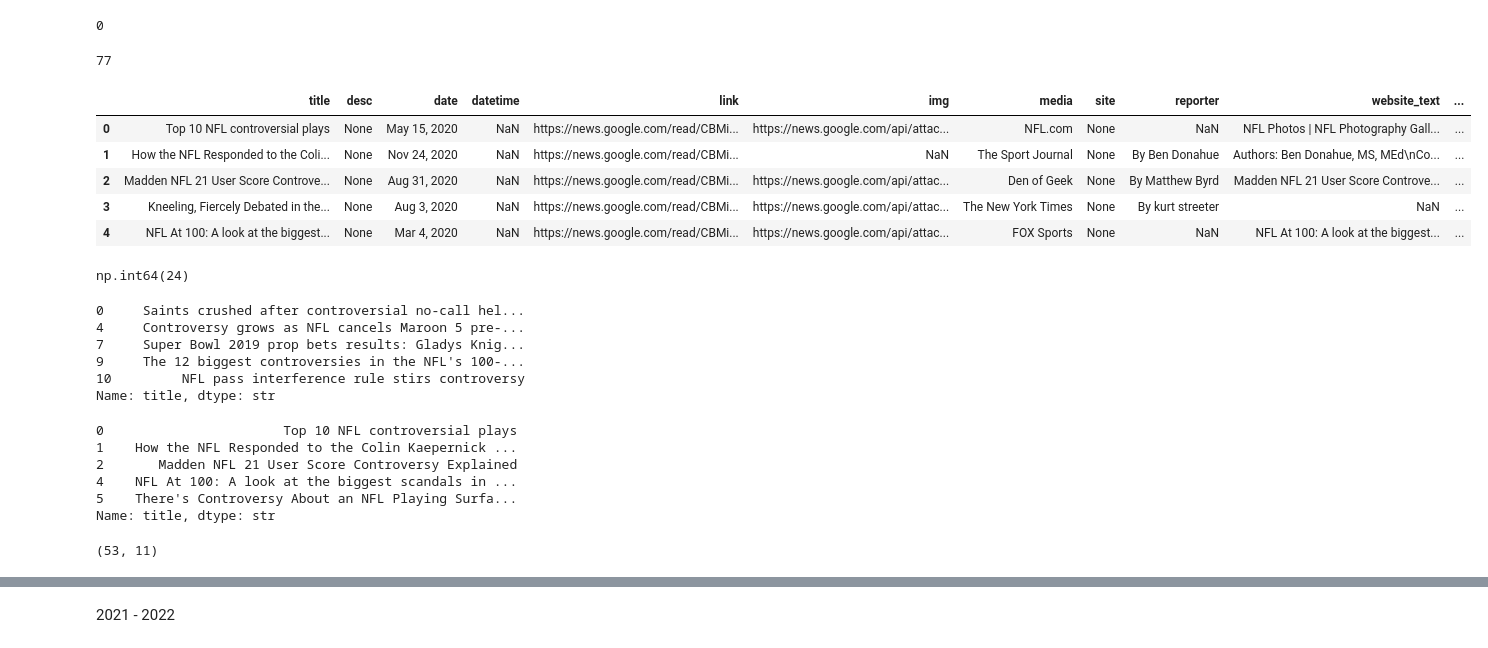
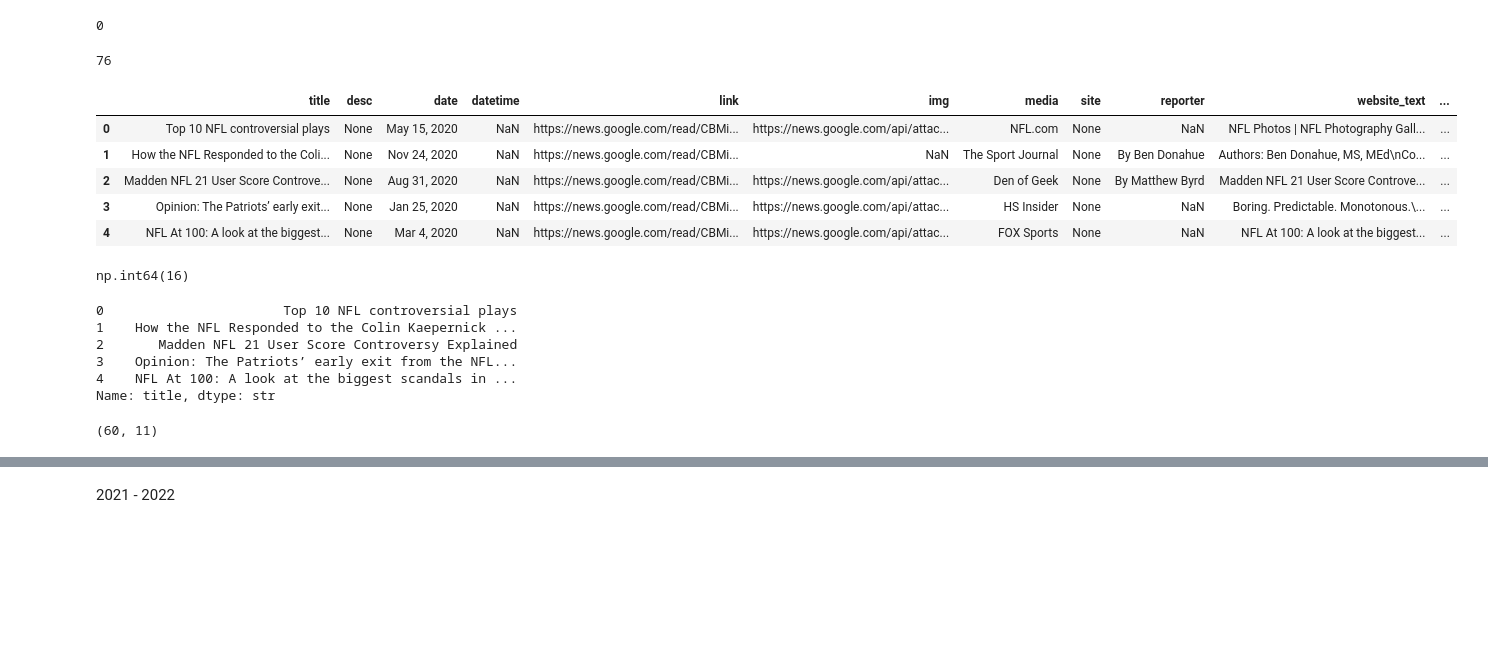
Before and after one commit to CultureAsData-UIUC/is310-spring-2026-group-1, a Jupyter notebook: Finalized_Datasets/Maya_Finalized_Dataset/computational_dataset.ipynb, the cells around one changed output, grey strips where cells are left out. Drawn from its saved outputs; the diff is of its cells as text; code cells hidden in the pictures; blank space fills up the shorter version.

```diff
--- a/Finalized_Datasets/Maya_Finalized_Dataset/computational_dataset.ipynb
+++ b/Finalized_Datasets/Maya_Finalized_Dataset/computational_dataset.ipynb
@@ -108,5 +106,5 @@ googlenews.total_count()
 # %% [output]
 0
 # %%
-results_2020 = googlenews.results()
+results_2019= googlenews.results()
 # %%
@@ -140,7 +138,7 @@ len(results_2020)
 # %%
 seen = set()
 unique_results = []
-for item in results_2020:
+for item in results_2019:
     if item["title"] not in seen:
         seen.add(item["title"])
         unique_results.append(item)
@@ -290,5 +302,5 @@ for item in results_2021:
         seen.add(item["title"])
         unique_results.append(item)
 # %%
-unique_results_2021 = [i for i in unique_results if i["link"]]
+unique_results_2020 = [i for i in unique_results if i["link"]]
 # %%
@@ -316,21 +328,21 @@ for i in unique_results_2021:
     i["website_text"] = get_website_text(resolved) if resolved else None  # Step 3: scrape
     time.sleep(0.5)                         # Step 4: avoid rate limiting
 # %%
-len(unique_results_2021)
+len(unique_results_2020)
 # %% [output]
-77
+76
 # %%
-nfl_news_2021 = pd.DataFrame(unique_results_2021)
-nfl_news_2021.head()
+nfl_news_2020 = pd.DataFrame(unique_results_2020)
+nfl_news_2020.head()
 # %% [output]
 |  | title | desc | date | datetime | link | img | media | site | reporter | website_text | ... |
 | 0 | Top 10 NFL controversial plays | None | May 15, 2020 | NaN | https://news.google.com/read/CBMi... | https://news.google.com/api/attac... | NFL.com | None | NaN | NFL Photos | NFL Photography Gall... | ... |
 | 1 | How the NFL Responded to the Coli... | None | Nov 24, 2020 | NaN | https://news.google.com/read/CBMi... | NaN | The Sport Journal | None | By Ben Donahue | Authors: Ben Donahue, MS, MEd\nCo... | ... |
 | 2 | Madden NFL 21 User Score Controve... | None | Aug 31, 2020 | NaN | https://news.google.com/read/CBMi... | https://news.google.com/api/attac... | Den of Geek | None | By Matthew Byrd | Madden NFL 21 User Score Controve... | ... |
-| 3 | Kneeling, Fiercely Debated in the... | None | Aug 3, 2020 | NaN | https://news.google.com/read/CBMi... | https://news.google.com/api/attac... | The New York Times | None | By kurt streeter | NaN | ... |
+| 3 | Opinion: The Patriots’ early exit... | None | Jan 25, 2020 | NaN | https://news.google.com/read/CBMi... | https://news.google.com/api/attac... | HS Insider | None | NaN | Boring. Predictable. Monotonous.\... | ... |
 | 4 | NFL At 100: A look at the biggest... | None | Mar 4, 2020 | NaN | https://news.google.com/read/CBMi... | https://news.google.com/api/attac... | FOX Sports | None | NaN | NFL At 100: A look at the biggest... | ... |
 # %%
-nfl_news_2021['website_text'].isna().sum()
+nfl_news_2020['website_text'].isna().sum()
 # %% [output]
-np.int64(24)
+np.int64(16)
 # %%
@@ -338,22 +350,13 @@ nfl_news_2021 = nfl_news_2021.dropna(subset=['website_text'])
 # %%
 nfl_news_2020['title'].head()
 # %% [output]
-0     Saints crushed after controversial no-call hel...
-4     Controversy grows as NFL cancels Maroon 5 pre-...
-7     Super Bowl 2019 prop bets results: Gladys Knig...
-9     The 12 biggest controversies in the NFL's 100-...
-10         NFL pass interference rule stirs controversy
+0                       Top 10 NFL controversial plays
+1    How the NFL Responded to the Colin Kaepernick ...
+2       Madden NFL 21 User Score Controversy Explained
+3    Opinion: The Patriots’ early exit from the NFL...
+4    NFL At 100: A look at the biggest scandals in ...
 Name: title, dtype: str
-# %%
-nfl_news_2021['title'].head()
-# %% [output]
-0                       Top 10 NFL controversial plays
-1    How the NFL Responded to the Colin Kaepernick ...
-2       Madden NFL 21 User Score Controversy Explained
-4    NFL At 100: A look at the biggest scandals in ...
-5    There's Controversy About an NFL Playing Surfa...
-Name: title, dtype: str
 # %%
-nfl_news_2021.shape
+nfl_news_2020.shape
 # %% [output]
-(53, 11)
+(60, 11)
```
Also changed, not shown: parts of 423 cells of this notebook, 4 other files.
